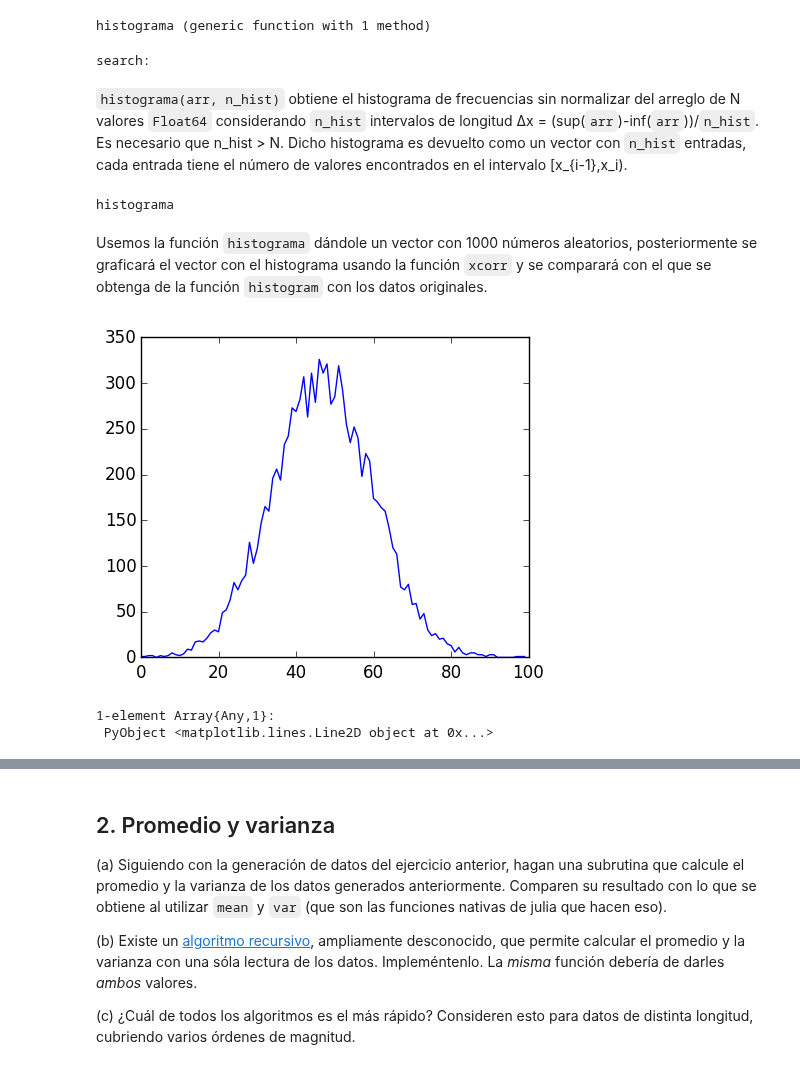
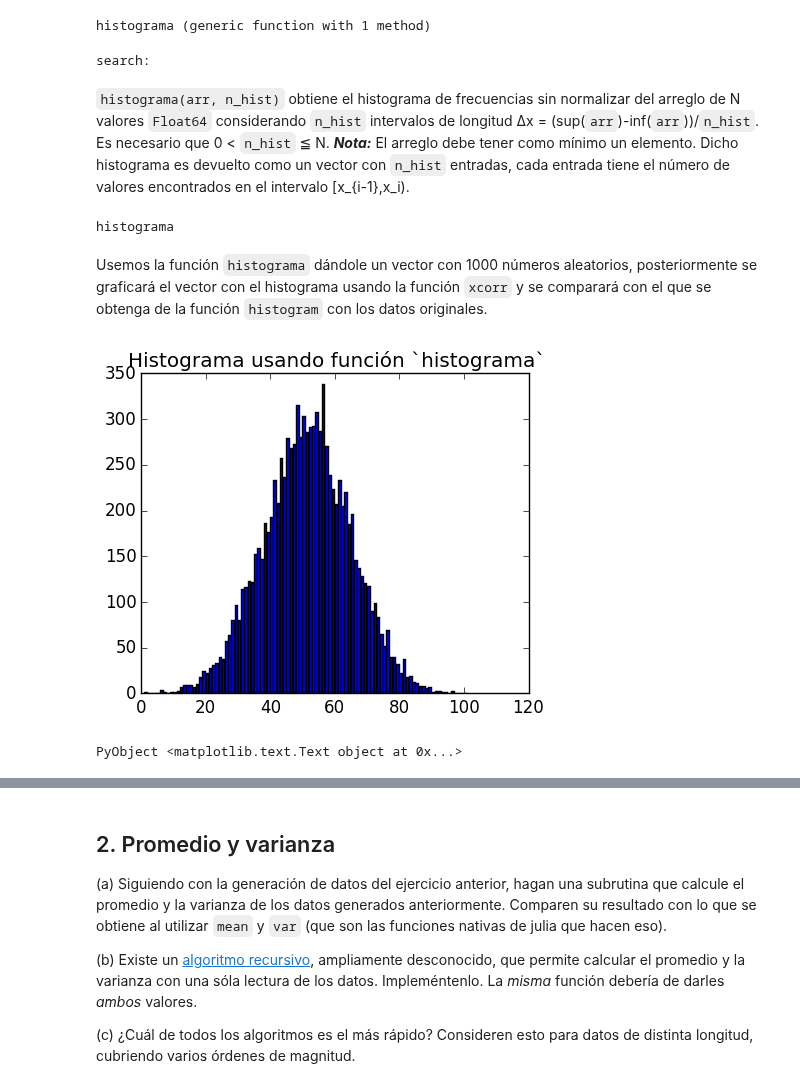
Before and after one commit to lbenet/2016-2_TSFisicaComputacional, a Jupyter notebook: tareas/danmarurr/Tarea2.ipynb, the cells around one changed output, grey strips where cells are left out. Saved outputs shown, nothing was run; the diff lists cells and outputs as text; code cells hidden in the pictures.

```diff
--- a/tareas/danmarurr/Tarea2.ipynb
+++ b/tareas/danmarurr/Tarea2.ipynb
@@ -30,13 +30,16 @@ Primero se creará el vector $V$ que contendrá el histograma con la función `z
 # %%
 """
 `histograma(arr, n_hist)` obtiene el histograma de frecuencias sin normalizar del arreglo de N valores `Float64`
-considerando `n_hist` intervalos de longitud Δx = (sup(`arr`)-inf(`arr`))/`n_hist`. Es necesario que n_hist > N.
+considerando `n_hist` intervalos de longitud Δx = (sup(`arr`)-inf(`arr`))/`n_hist`. Es necesario que 0 < `n_hist`
+≦ N.
+***Nota:*** El arreglo debe tener como mínimo un elemento.
 Dicho histograma es devuelto como un vector con `n_hist` entradas, cada entrada tiene el número de valores
 encontrados en el intervalo [x_{i-1},x_i).
 """
 function histograma(arr::Array{Float64,1},n_hist::Int) #Requerimos el vector de datos, así como n_hist
     n = length(arr)
-    n <= n_hist ? error("Necesito que n_int sea menor que el tamaño del vector. Revisa la documentación.") :
+    n == 0 ? error("Tamaño de arreglo inválido. Revisa la documentación"):
+    (n < n_hist || n_hist <= 0) ? error("Valor para `n_hist` inválido. Revisa la documentación.") :
     orden = sort(arr) #Ordena elementos aleatorios
     Δx = (orden[end] - orden[1])/n_hist #Calculamos Δx
     vector = zeros(n_hist) #Creamos el vector de salida
@@ -59,7 +62,7 @@ histograma (generic function with 1 method)
 ? histograma
 # %% [output]
 search:
-`histograma(arr, n_hist)` obtiene el histograma de frecuencias sin normalizar del arreglo de N valores `Float64` considerando `n_hist` intervalos de longitud Δx = (sup(`arr`)-inf(`arr`))/`n_hist`. Es necesario que n_hist > N.  Dicho histograma es devuelto como un vector con `n_hist` entradas, cada entrada tiene el número de valores encontrados en el intervalo [x_{i-1},x_i).
+`histograma(arr, n_hist)` obtiene el histograma de frecuencias sin normalizar del arreglo de N valores `Float64` considerando `n_hist` intervalos de longitud Δx = (sup(`arr`)-inf(`arr`))/`n_hist`. Es necesario que 0 < `n_hist` ≦ N. ***Nota:*** El arreglo debe tener como mínimo un elemento. Dicho histograma es devuelto como un vector con `n_hist` entradas, cada entrada tiene el número de valores encontrados en el intervalo [x_{i-1},x_i).
 histograma
 # %% [markdown]
 Usemos la función `histograma` dándole un vector con 1000 números aleatorios, posteriormente se graficará el vector con el histograma usando la función `xcorr` y se comparará con el que se obtenga de la función `histogram` con los datos originales.
@@ -68,13 +71,14 @@ using PyPlot
 # %%
 al = randn(10000)
 histo = histograma(al, 100);
-# %%
-figure(figsize=(5,4))
-plot(histo)
-# %% [output]
-[figure, removed]
-1-element Array{Any,1}:
- PyObject <matplotlib.lines.Line2D object at 0x...>
+# %%
+index = collect(1:100)
+figure(figsize=(5,4))
+bar(index,histo)
+title("Histograma usando función `histograma`")
+# %% [output]
+[figure, added]
+PyObject <matplotlib.text.Text object at 0x...>
 # %%
 figure(figsize = (5,4))
 plt[:hist](al,100)
```
Also changed, not shown: parts of 11 cells of this notebook.
